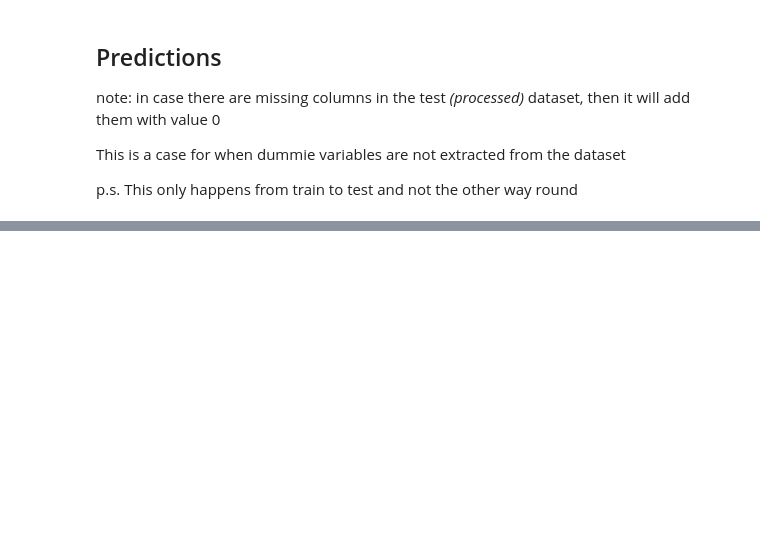
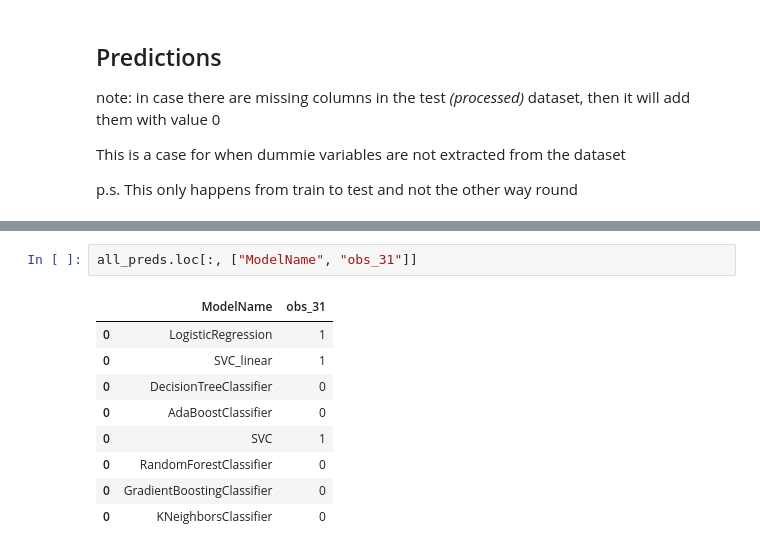
Before and after one commit to averissimo/exploratory-data-analysis-assement, a Jupyter notebook: Assessment.ipynb, the cells around one changed output, grey strips where cells are left out. Drawn from its saved outputs; the diff is of its cells as text; blank space fills up the shorter version.

```diff
--- a/Assessment.ipynb
+++ b/Assessment.ipynb
@@ -875,0 +909,12 @@ for i, (m, model_name)  in enumerate(zip(models, [
+# %%
+all_preds.loc[:, ["ModelName", "obs_31"]]
+# %% [output]
+|  | ModelName | obs_31 |
+| 0 | LogisticRegression | 1 |
+| 0 | SVC_linear | 1 |
+| 0 | DecisionTreeClassifier | 0 |
+| 0 | AdaBoostClassifier | 0 |
+| 0 | SVC | 1 |
+| 0 | RandomForestClassifier | 0 |
+| 0 | GradientBoostingClassifier | 0 |
+| 0 | KNeighborsClassifier | 0 |
```
Also changed, not shown: parts of 6 cells of this notebook.
